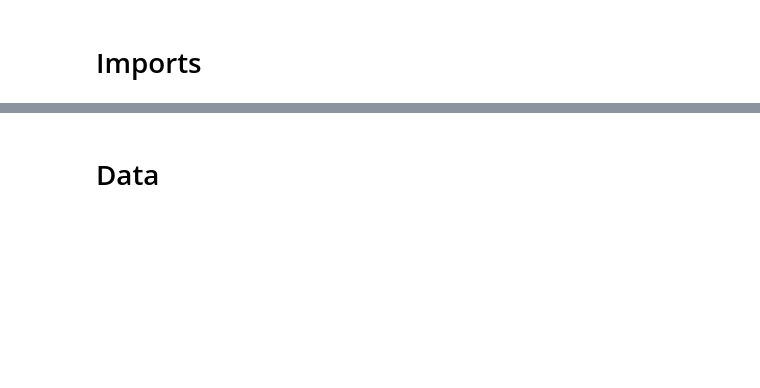
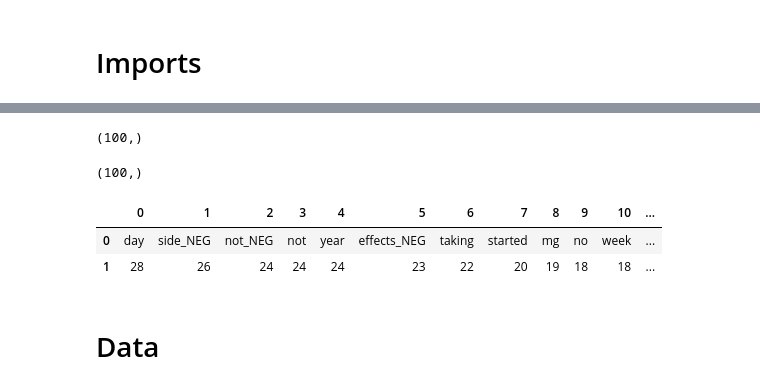
Before and after one commit to hendahmke/adverse_drug_reactions, a Jupyter notebook: notebooks/Adverse_Drug_Events.ipynb, the cells around one changed output, grey strips where cells are left out. Cells and saved outputs as stored; diff of their text form; code cells hidden in the pictures; blank space fills up the shorter version.

```diff
--- a/notebooks/Adverse_Drug_Events.ipynb
+++ b/notebooks/Adverse_Drug_Events.ipynb
@@ -30,0 +42,7 @@ True
+# %%
+stop_words = set(stopwords.words('english'))
+
+for negation in ["no", "not", "shouldn't", "aren't", "couldn't", "didn't", "doesn't", "don't", "wasn't", "weren't", "wouldn't"]:
+    stop_words.remove(negation)
+
+#stop_words
@@ -30,0 +114,28 @@ True
+# %%
+manual = pd.read_csv('manually_labelled_data.csv')
+
+manual = manual.drop(["uniqueID", "drugName", "condition", "date", "rating", "usefulCount"], axis = 1)
+
+manual["clean_review"] = manual["review"].apply(punctuation)
+manual['clean_review'] = manual.clean_review.apply(remove_numbers)
+manual['clean_review_lst'] = manual.clean_review.apply(to_list)
+
+manual["NonStopwords_review_lst"] = manual.clean_review.apply(remove_stopwords)
+manual["NonStopwords_review_str"] = manual.NonStopwords_review_lst.apply(to_string)
+
+manual["NonStopwords_review_lst_MN"] = manual.clean_review.apply(m_negation)
+manual["NonStopwords_review_str_MN"] = manual.NonStopwords_review_lst_MN.apply(to_string)
+
+manual["Lemmatized_review_lst"] = manual.NonStopwords_review_lst_MN.apply(lemmatize_review)
+manual["Lemmatized_review_str"] = manual.Lemmatized_review_lst.apply(to_string)
+
+manual["Lemmatized_review"] = manual.NonStopwords_review_lst.apply(lemmatize_review)
+manual["Lemmatized_review"] = manual.Lemmatized_review.apply(to_string)
+
+manual["words_count"] = manual.Lemmatized_review_lst.apply(count_words)
+
+X = manual["Lemmatized_review_str"]
+
+y = manual["sideEffect"]
+
+manual.head(3)
@@ -31,3 +147,17 @@ True
+# %%
+X.shape
+# %% [output]
+(100,)
+# %%
+y.shape
+# %% [output]
+(100,)
+# %%
+total_count(manual["words_count"])
+# %% [output]
+|  | 0 | 1 | 2 | 3 | 4 | 5 | 6 | 7 | 8 | 9 | 10 | ... |
+| 0 | day | side_NEG | not_NEG | not | year | effects_NEG | taking | started | mg | no | week | ... |
+| 1 | 28 | 26 | 24 | 24 | 24 | 23 | 22 | 20 | 19 | 18 | 18 | ... |
 # %% [markdown]
 # Data
 # %%
```
Also changed, not shown: parts of 73 cells of this notebook, 2 other files.
